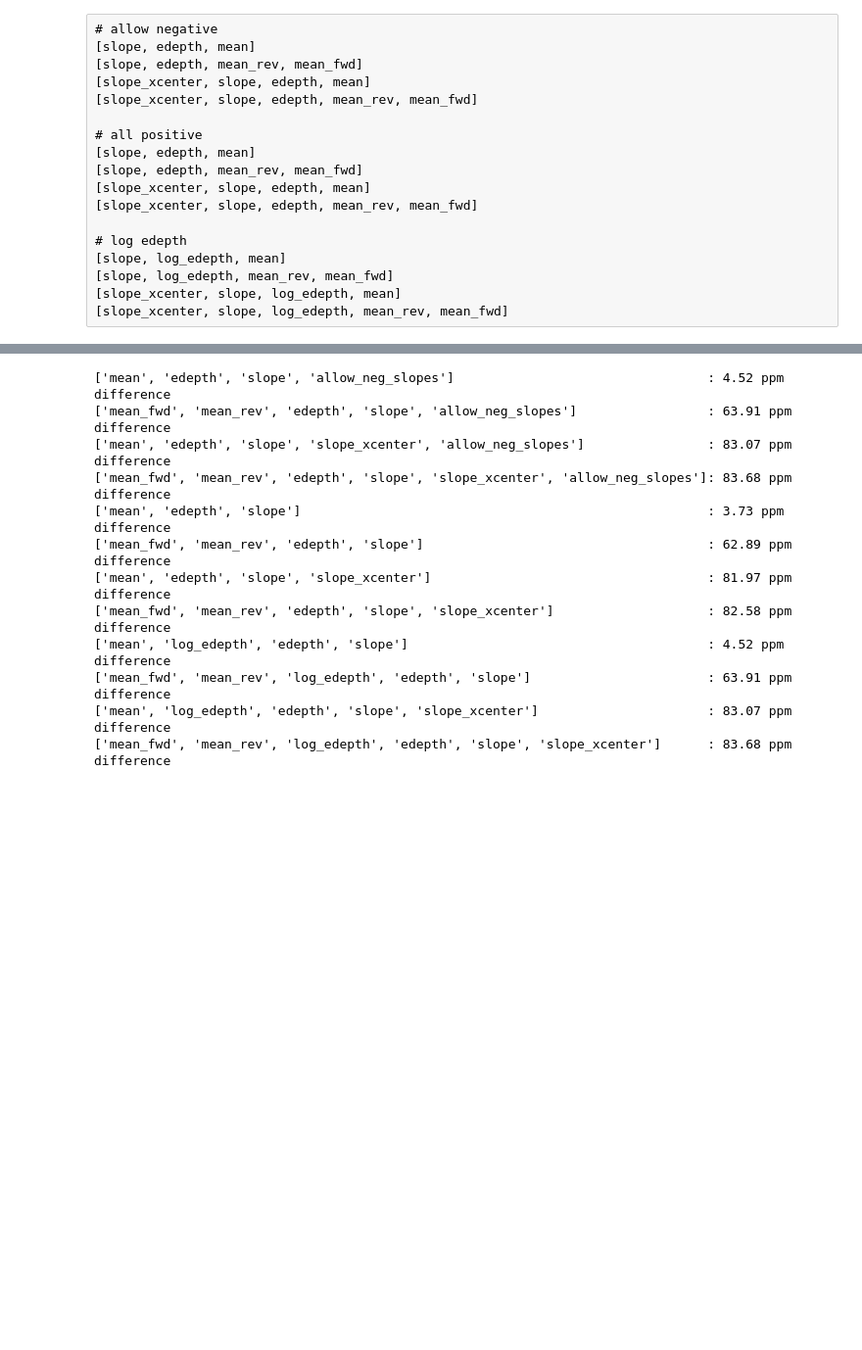
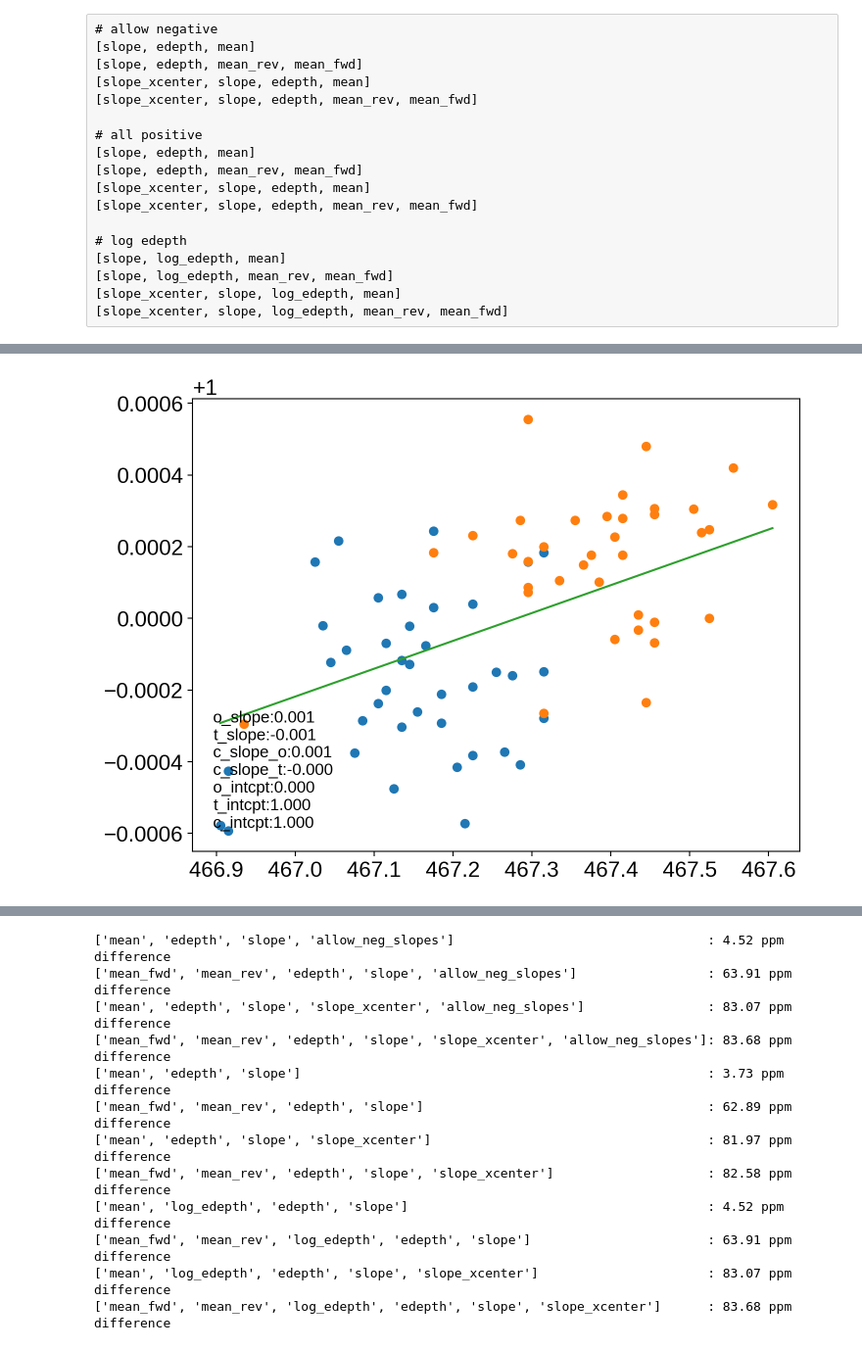
Before and after one commit to exowanderer/arctor, a Jupyter notebook: notebooks/example_exoplanet_transit_mcmc_fitting_tutorial_multi-mcmc_xcenter.ipynb, the cells around one changed output, grey strips where cells are left out. Shown at 98% size. Cells and saved outputs as stored; diff of their text form; code cells hidden in the pictures; blank space fills up the shorter version.

```diff
--- a/notebooks/example_exoplanet_transit_mcmc_fitting_tutorial_multi-mcmc_xcenter.ipynb
+++ b/notebooks/example_exoplanet_transit_mcmc_fitting_tutorial_multi-mcmc_xcenter.ipynb
@@ -735,0 +656,6 @@ Parameter('slope', value=-0.6591680264117195) Parameter('slope', value=-0.000660
+# %%
+flux = planet.normed_photometry_df[fine_min_snr_colname]
+trace_angles = planet.trace_angles
+fit_2D_time_vs_other(times, flux, trace_lengths)
+# %% [output]
+[figure, added]
```
Also changed, not shown: parts of 9 cells of this notebook.
